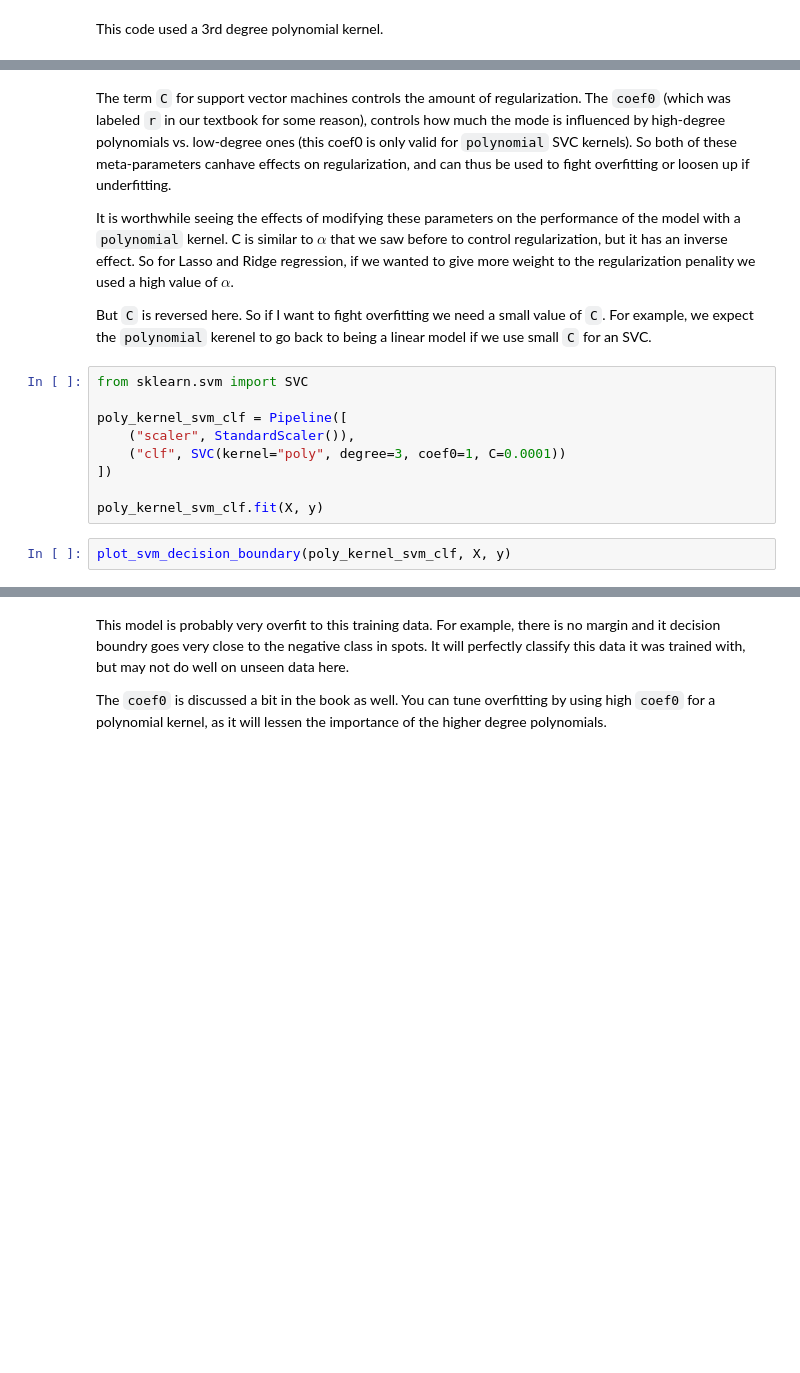
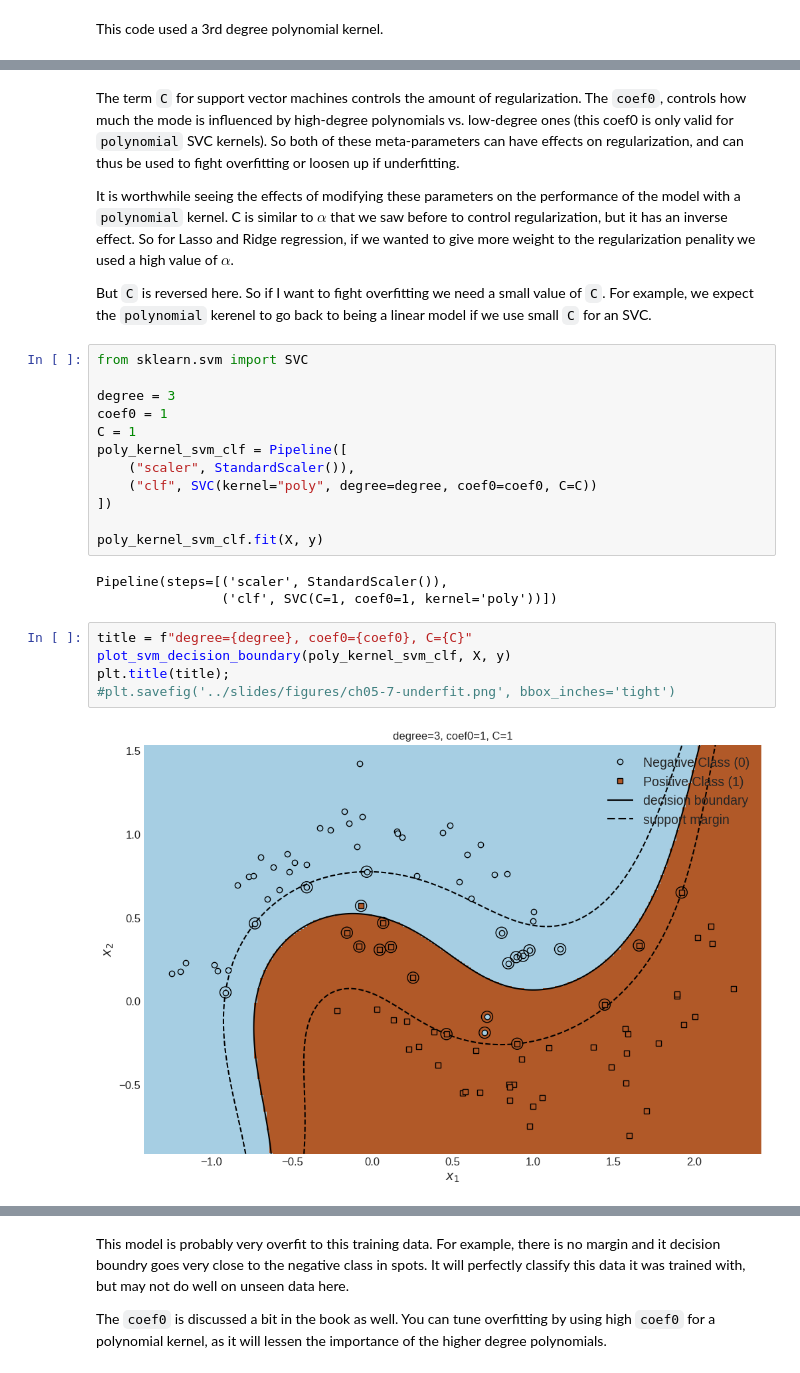
Before and after one commit to csci574-ml/csci574-ml, a Jupyter notebook: lectures/u10-1-support-vector-machines.ipynb, the cells around one changed output, grey strips where cells are left out. Saved outputs shown, nothing was run; the diff lists cells and outputs as text; blank space fills up the shorter version.

Commit message:
Nonlinear SVM classification using polynomial features
Slides and figures for discussion of nonlinear SVM, using  polynomial features and
the SVC polynomial kernel.

```diff
--- a/lectures/u10-1-support-vector-machines.ipynb
+++ b/lectures/u10-1-support-vector-machines.ipynb
@@ -366,8 +384,8 @@ plot_svm_decision_boundary(poly_kernel_svm_clf, X, y)
 # %% [markdown]
 The term `C` for support vector machines controls the amount of regularization.
-The `coef0` (which was labeled `r` in our textbook for some reason), controls how much the mode is influenced
+The `coef0`, controls how much the mode is influenced
 by high-degree polynomials vs. low-degree ones (this coef0 is only valid for `polynomial` SVC kernels).
-So both of these meta-parameters canhave effects on regularization, and can thus be used to fight overfitting or
+So both of these meta-parameters can have effects on regularization, and can thus be used to fight overfitting or
 loosen up if underfitting.
 
 It is worthwhile seeing the effects of modifying these parameters on the performance of the model with a
@@ -380,12 +398,23 @@ But `C` is reversed here.  So if I want to fight overfitting we need a small val
 # %%
 from sklearn.svm import SVC
 
+degree = 3
+coef0 = 1
+C = 1
 poly_kernel_svm_clf = Pipeline([
     ("scaler", StandardScaler()),
-    ("clf", SVC(kernel="poly", degree=3, coef0=1, C=0.0001))
+    ("clf", SVC(kernel="poly", degree=degree, coef0=coef0, C=C))
 ])
 
 poly_kernel_svm_clf.fit(X, y)
+# %% [output]
+Pipeline(steps=[('scaler', StandardScaler()),
+                ('clf', SVC(C=1, coef0=1, kernel='poly'))])
-# %%
-plot_svm_decision_boundary(poly_kernel_svm_clf, X, y)
+# %%
+title = f"degree={degree}, coef0={coef0}, C={C}"
+plot_svm_decision_boundary(poly_kernel_svm_clf, X, y)
+plt.title(title);
+#plt.savefig('../slides/figures/ch05-7-underfit.png', bbox_inches='tight')
+# %% [output]
+[figure, added]
 # %% [markdown]
```
Also changed, not shown: parts of 31 cells of this notebook, 8 other files.
